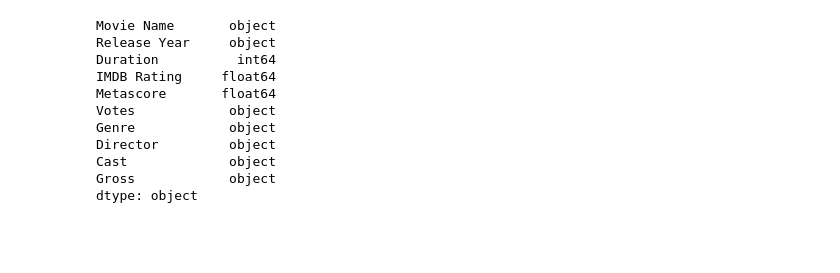
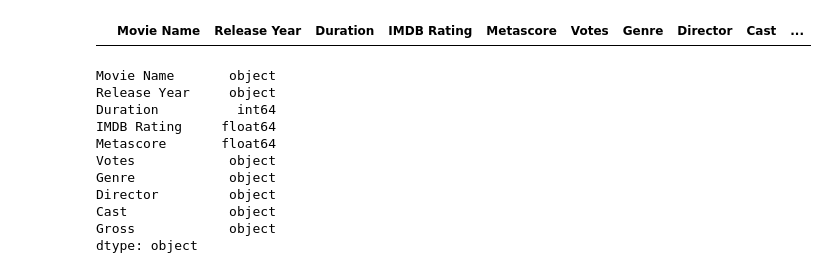
Before and after one commit to achmad-irfan/kelaswork, a Jupyter notebook: Project_Based_Learning_Case_03.ipynb, the cells around one changed output. Drawn from its saved outputs; the diff is of its cells as text; code cells hidden in the pictures; blank space fills up the shorter version.

```diff
--- a/Project_Based_Learning_Case_03.ipynb
+++ b/Project_Based_Learning_Case_03.ipynb
@@ -40,3 +26,8 @@ dtype: int64
+# %%
+#Cek duplicate film
+movies[movies[['Movie Name','Release Year','Director']].duplicated()] #no duplicate
+# %% [output]
+|  | Movie Name | Release Year | Duration | IMDB Rating | Metascore | Votes | Genre | Director | Cast | ... |
 # %%
 movies.dtypes #check variabel metascore and IMDB rating
 # %% [output]
```
Also changed, not shown: parts of 13 cells of this notebook, 1 other file.
